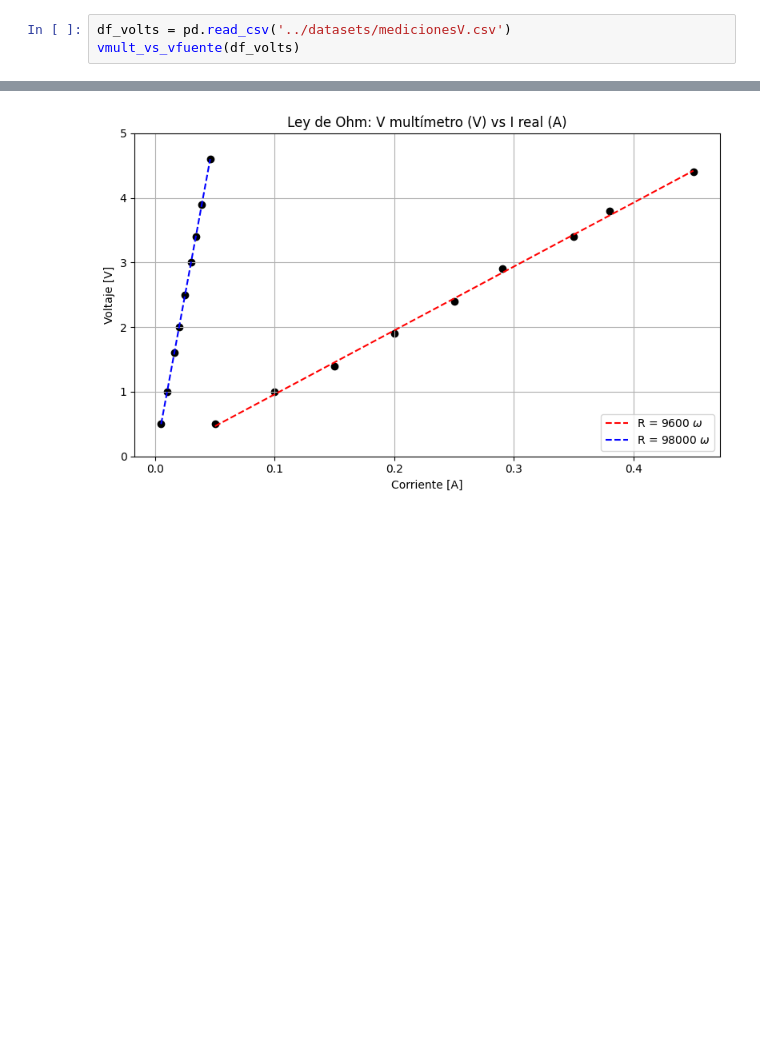
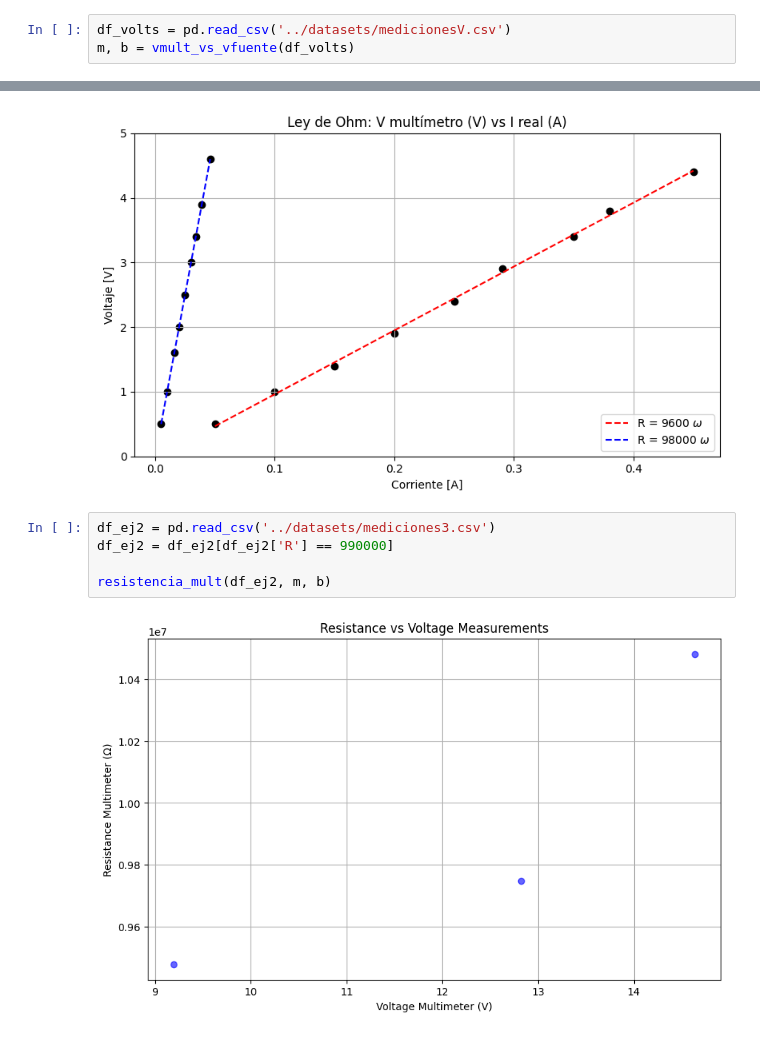
Before and after one commit to damiandistefano/TP1_fisica2, a Jupyter notebook: Experimento 1/src/notebook.ipynb, the cells around one changed output, grey strips where cells are left out. Drawn from its saved outputs; the diff is of its cells as text; blank space fills up the shorter version.

```diff
--- a/Experimento 1/src/notebook.ipynb
+++ b/Experimento 1/src/notebook.ipynb
@@ -12,6 +15,6 @@ from limpiarCols import limpiar_columnas
 # %%
 df_volts = pd.read_csv('../datasets/medicionesV.csv')
-vmult_vs_vfuente(df_volts)
+m, b = vmult_vs_vfuente(df_volts)
 # %% [output]
 Pendiente (ajuste lineal): 1.007
 Ordenada al origen: -0.063
@@ -23,3 +26,10 @@ df_98000 = pd.read_csv('../datasets/mediciones2.csv')
 graficar_ley_ohm(df_9600, df_98000,v_col='V multímetro (V)', i_col='I real (A)')
 # %% [output]
 [figure]
+# %%
+df_ej2 = pd.read_csv('../datasets/mediciones3.csv')
+df_ej2 = df_ej2[df_ej2['R'] == 990000]
+
+resistencia_mult(df_ej2, m, b)
+# %% [output]
+[figure, added]
```
Also changed, not shown: parts of 2 cells of this notebook, 4 other files.
